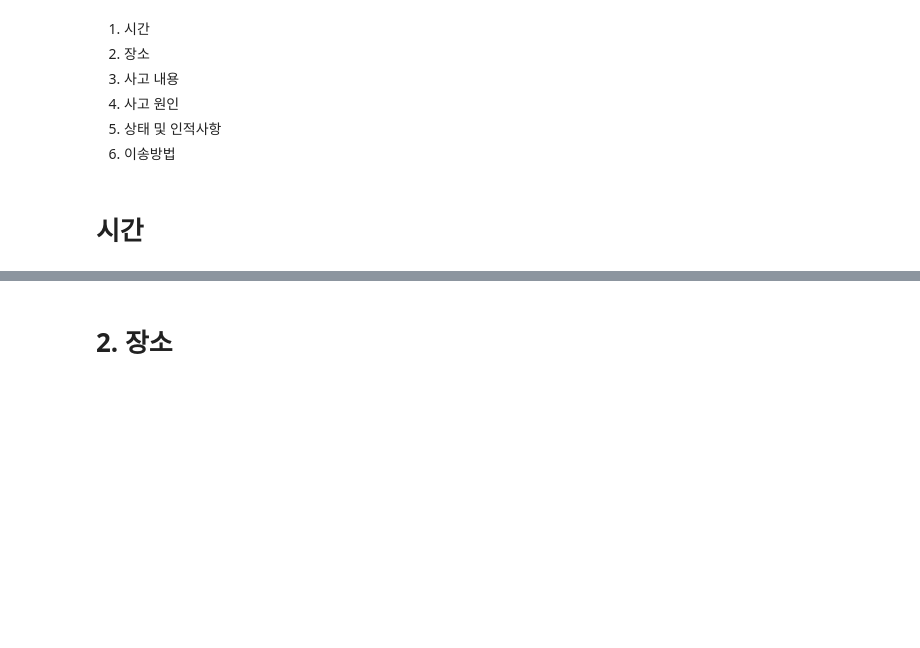
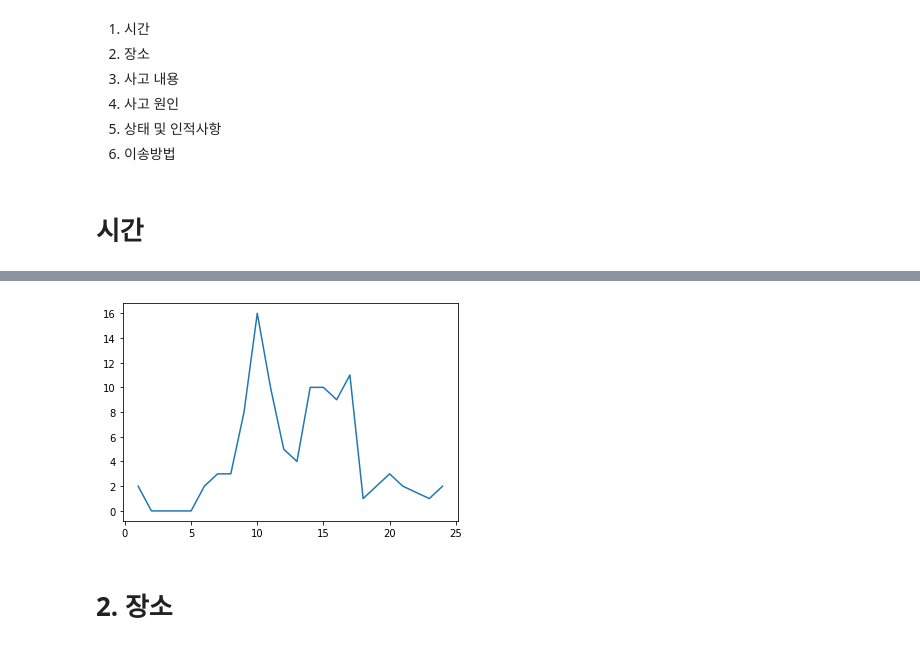
Before and after one commit to SonChungMan/KZ-Repository, a Jupyter notebook: accidents.ipynb, the cells around one changed output, grey strips where cells are left out. Saved outputs shown, nothing was run; the diff lists cells and outputs as text; code cells hidden in the pictures; blank space fills up the shorter version.

```diff
--- a/accidents.ipynb
+++ b/accidents.ipynb
@@ -107,0 +146,11 @@ df
+# %%
+hourdict = {}
+for i in range(104):
+    if int(df['time'][i][3]) not in hourdict:
+        hourdict[int(df['time'][i][3])] = 1
+    else:
+        hourdict[int(df['time'][i][3])] = hourdict[int(df['time'][i][3])] + 1
+
+hourdict[2], hourdict[3], hourdict[4], hourdict[5] = 0, 0, 0, 0
+hour = sorted(hourdict.items())
+hour
@@ -108,3 +175,13 @@ df
+# %%
+# 시간대별 사고 발생 횟수
+x, y = zip(*hour)  # * : unpacking
+plt.plot(x, y)
+plt.show()
+
+# 일과 시간(8:30~17:30)에 대부분의 사고 발생
+# 점심 식사 시간에 유의미한 감소 - 이동 중 사고 외에 발생 안하므로 감소하는 것으로 추정
+# %% [output]
+[figure, added]
 # %% [markdown]
 # 2. 장소
 # %%
```
Also changed, not shown: parts of 12 cells of this notebook, 2 other files.
